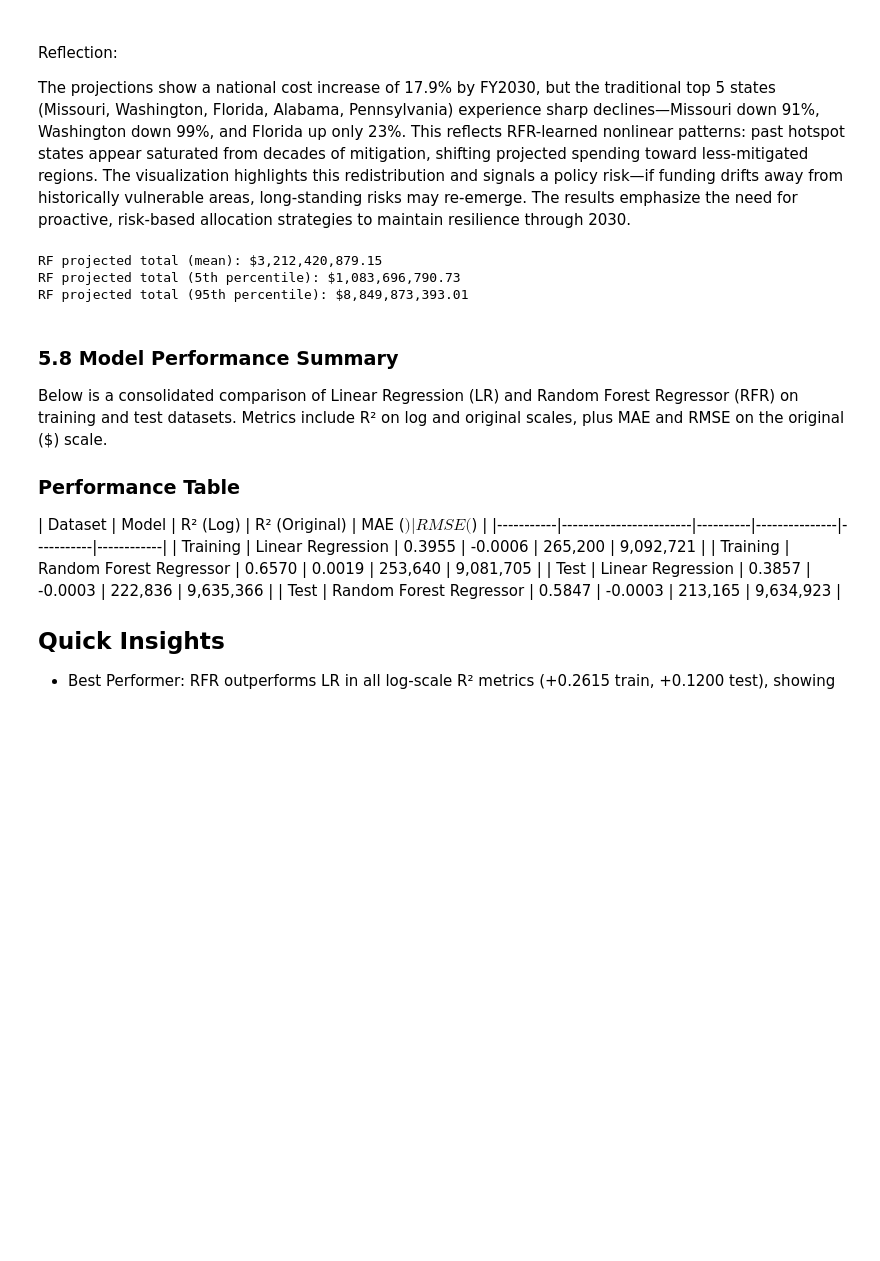
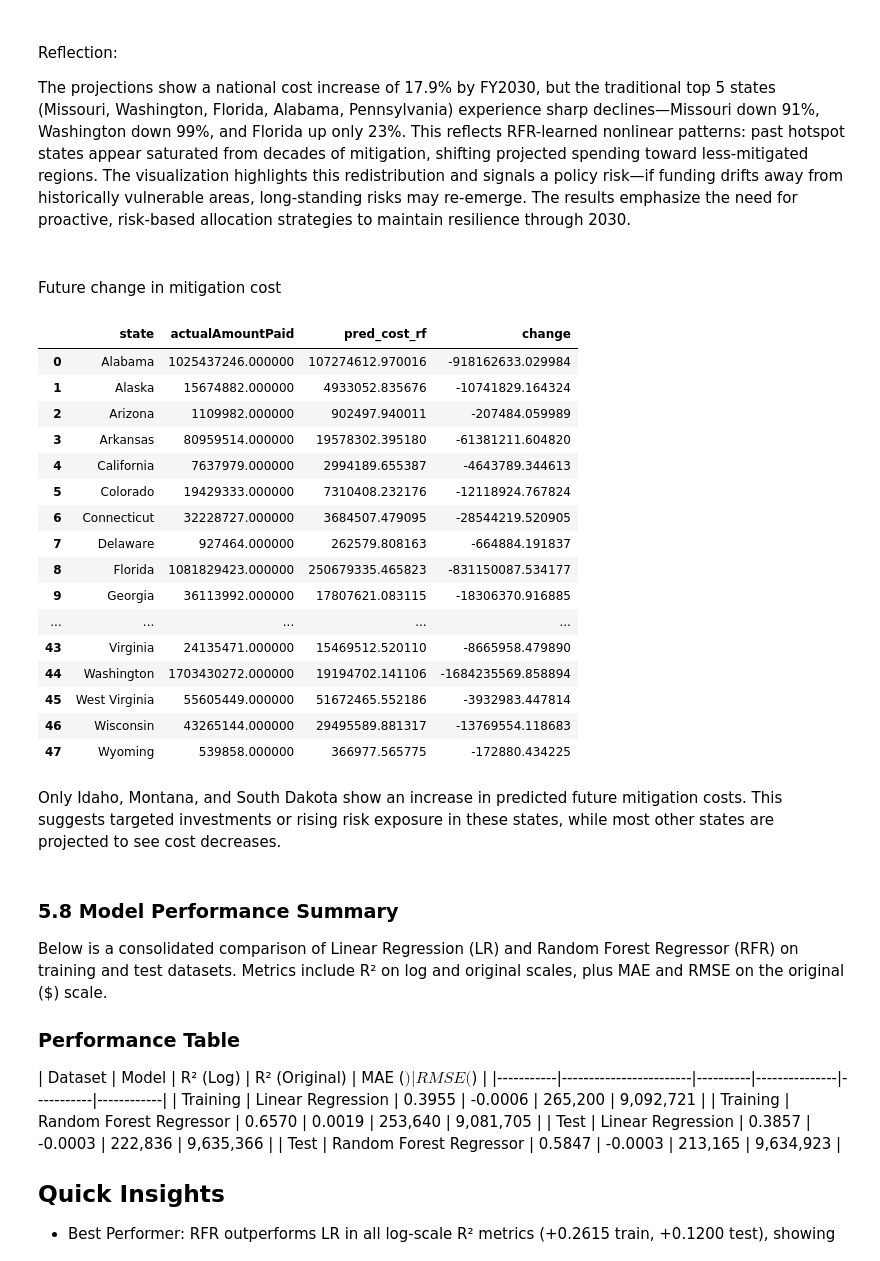
Before and after one commit to anjana-codes/capstone-project-anjana, a Jupyter notebook: notebooks/fema_mitigation_analysis.ipynb, the cells around one changed output. Saved outputs shown, nothing was run; the diff lists cells and outputs as text; code cells hidden in the pictures; blank space fills up the shorter version.

```diff
--- a/notebooks/fema_mitigation_analysis.ipynb
+++ b/notebooks/fema_mitigation_analysis.ipynb
@@ -974,29 +974,54 @@ Pennsylvania                 1006.35                     62.00
 Reflection:
 
 The projections show a national cost increase of 17.9% by FY2030, but the traditional top 5 states (Missouri, Washington, Florida, Alabama, Pennsylvania) experience sharp declines—Missouri down 91%, Washington down 99%, and Florida up only 23%. This reflects RFR-learned nonlinear patterns: past hotspot states appear saturated from decades of mitigation, shifting projected spending toward less-mitigated regions. The visualization highlights this redistribution and signals a policy risk—if funding drifts away from historically vulnerable areas, long-standing risks may re-emerge. The results emphasize the need for proactive, risk-based allocation strategies to maintain resilience through 2030.
-# %%
-# ----------------
-# 5. Random Forest Prediction Uncertainty
-# ----------------
-# Stack predictions from all trees (log-space)
-all_tree_preds_log = np.stack([tree.predict(X_future_df) for tree in rf_model.estimators_], axis=1)
-all_tree_preds_dollars = np.expm1(all_tree_preds_log)
-
-df_future['rf_mean'] = all_tree_preds_dollars.mean(axis=1)
-df_future['rf_p05'] = np.percentile(all_tree_preds_dollars, 5, axis=1)
-df_future['rf_p95'] = np.percentile(all_tree_preds_dollars, 95, axis=1)
-
-total_mean = df_future['rf_mean'].sum()
-total_p05 = df_future['rf_p05'].sum()
-total_p95 = df_future['rf_p95'].sum()
-
-print(f"\nRF projected total (mean): ${total_mean:,.2f}")
-print(f"RF projected total (5th percentile): ${total_p05:,.2f}")
-print(f"RF projected total (95th percentile): ${total_p95:,.2f}")
-# %% [output]
-RF projected total (mean): $3,212,420,879.15
-RF projected total (5th percentile): $1,083,696,790.73
-RF projected total (95th percentile): $8,849,873,393.01
+# %% [markdown]
+##
+ Future change in mitigation cost
+# %%
+# 1. Aggregate current and future costs
+current_rf_totals = df_full.groupby('state')['actualAmountPaid'].sum()
+future_rf_totals = df_future.groupby('state')['pred_cost_rf'].sum()
+
+# 2. Merge by state
+merged_all_states = pd.merge(
+    current_rf_totals,
+    future_rf_totals,
+    on='state',
+    how='inner'
+).reset_index()  # keep index as column
+
+# 3. Calculate change
+merged_all_states['change'] = merged_all_states['pred_cost_rf'] - merged_all_states['actualAmountPaid']
+
+# 4. Highlight rows where change > 0
+def highlight_increase(row):
+    if row['change'] > 0:
+        return ['background-color: brown'] * len(row)
+    else:
+        return [''] * len(row)
+
+styled_df = merged_all_states.style.apply(highlight_increase, axis=1)
+styled_df
+# %% [output]
+|  | state | actualAmountPaid | pred_cost_rf | change |
+| 0 | Alabama | 1025437246.000000 | 107274612.970016 | -918162633.029984 |
+| 1 | Alaska | 15674882.000000 | 4933052.835676 | -10741829.164324 |
+| 2 | Arizona | 1109982.000000 | 902497.940011 | -207484.059989 |
+| 3 | Arkansas | 80959514.000000 | 19578302.395180 | -61381211.604820 |
+| 4 | California | 7637979.000000 | 2994189.655387 | -4643789.344613 |
+| 5 | Colorado | 19429333.000000 | 7310408.232176 | -12118924.767824 |
+| 6 | Connecticut | 32228727.000000 | 3684507.479095 | -28544219.520905 |
+| 7 | Delaware | 927464.000000 | 262579.808163 | -664884.191837 |
+| 8 | Florida | 1081829423.000000 | 250679335.465823 | -831150087.534177 |
+| 9 | Georgia | 36113992.000000 | 17807621.083115 | -18306370.916885 |
+| ... | ... | ... | ... | ... |
+| 43 | Virginia | 24135471.000000 | 15469512.520110 | -8665958.479890 |
+| 44 | Washington | 1703430272.000000 | 19194702.141106 | -1684235569.858894 |
+| 45 | West Virginia | 55605449.000000 | 51672465.552186 | -3932983.447814 |
+| 46 | Wisconsin | 43265144.000000 | 29495589.881317 | -13769554.118683 |
+| 47 | Wyoming | 539858.000000 | 366977.565775 | -172880.434225 |
+# %% [markdown]
+Only Idaho, Montana, and South Dakota show an increase in predicted future mitigation costs. This suggests targeted investments or rising risk exposure in these states, while most other states are projected to see cost decreases.
 # %% [markdown]
 
 ### 5.8 Model Performance Summary
```
Also changed, not shown: parts of 4 cells of this notebook, 9 other files.
